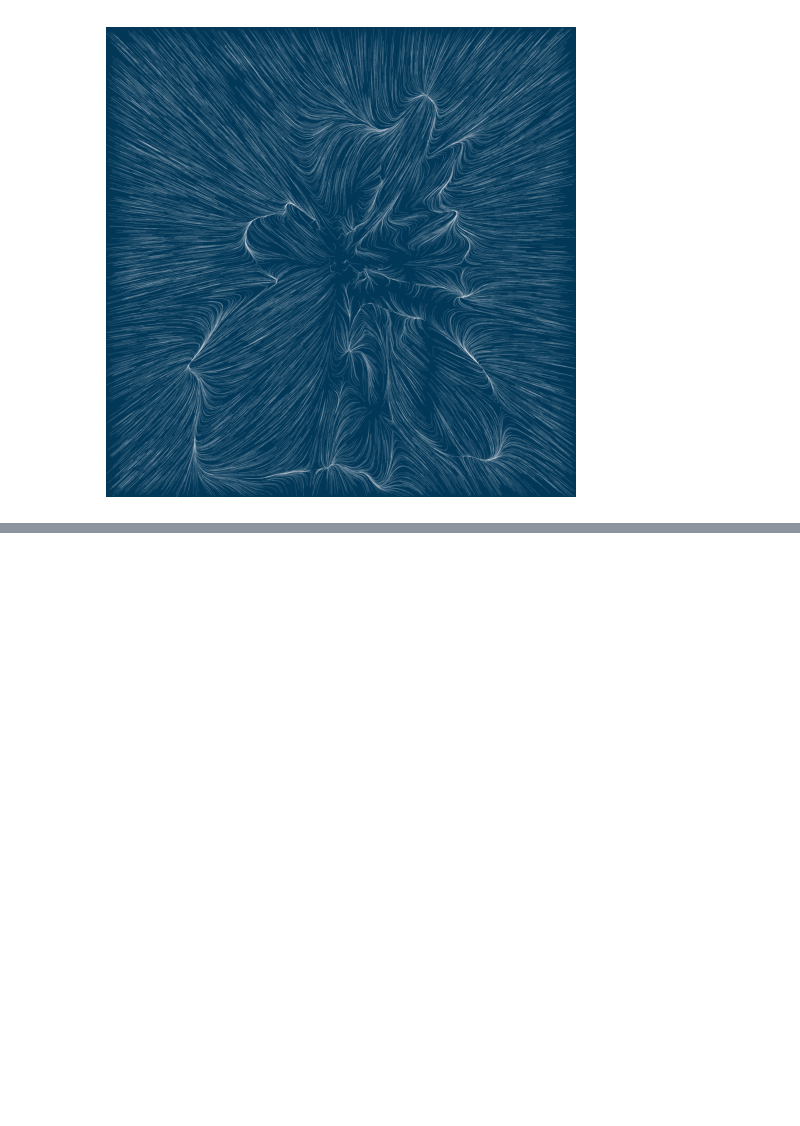
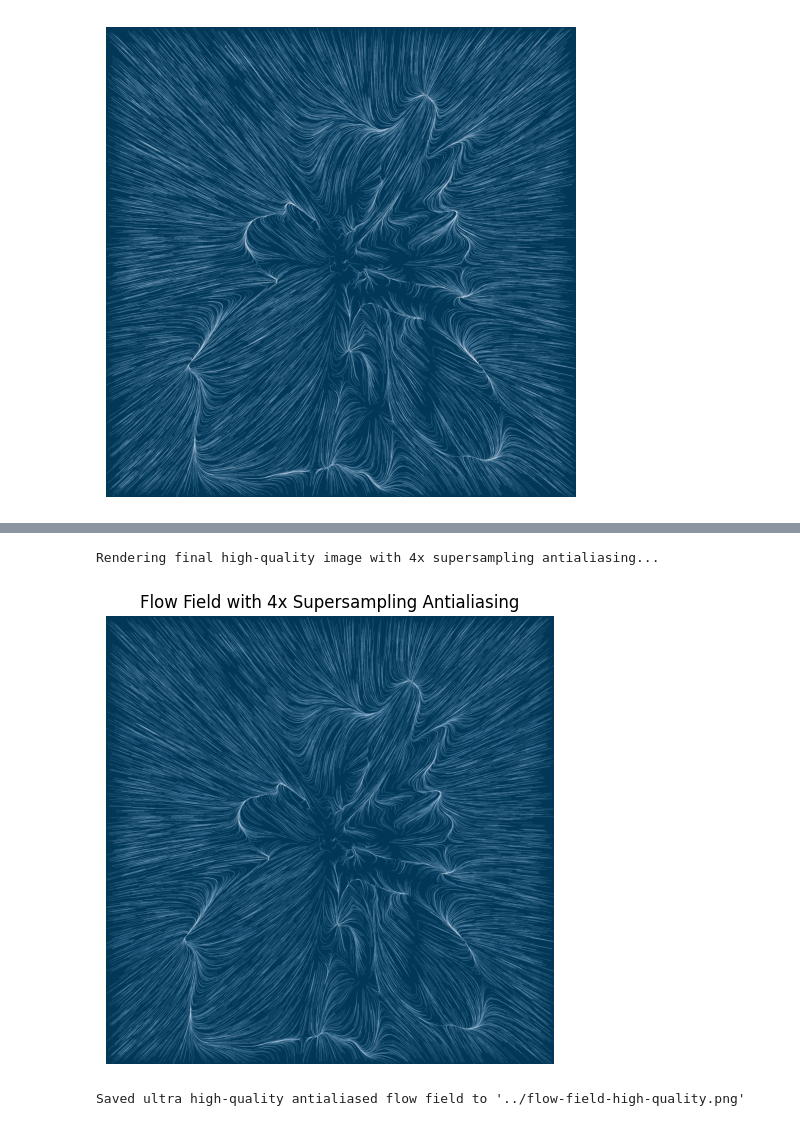
Before and after one commit to CerovazS/vfield, a Jupyter notebook: notebooks/test_reddit.ipynb, the cells around one changed output, grey strips where cells are left out. Saved outputs shown, nothing was run; the diff lists cells and outputs as text; code cells hidden in the pictures; blank space fills up the shorter version.

```diff
--- a/notebooks/test_reddit.ipynb
+++ b/notebooks/test_reddit.ipynb
@@ -31,0 +119,26 @@ ff_img.show()
+# %%
+# Now let's use antialiasing with the original large parameters
+print("Rendering final high-quality image with 4x supersampling antialiasing...")
+ff_img_final = render_flow_field(grid, displacement,
+                                 W=5600, H=5600,
+                                 steps=500,
+                                 step_size=0.0001,
+                                 particles=10_000,
+                                 bg_color=255,
+                                 antialias=True,
+                                 aa_factor=4)
+
+plt.figure(figsize=(10, 5))
+plt.imshow(ff_img_final, cmap='PuBu', origin='lower')
+plt.axis('off')
+plt.title('Flow Field with 4x Supersampling Antialiasing')
+plt.tight_layout()
+plt.show()
+
+ff_img_final = ff_img_final.transpose(Image.FLIP_TOP_BOTTOM)
+ff_img_final.save('../flow-field-high-quality.png')
+print("Saved ultra high-quality antialiased flow field to '../flow-field-high-quality.png'")
+# %% [output]
+Rendering final high-quality image with 4x supersampling antialiasing...
+[figure, added]
+Saved ultra high-quality antialiased flow field to '../flow-field-high-quality.png'
```
Also changed, not shown: parts of 3 cells of this notebook, 1 other file.
